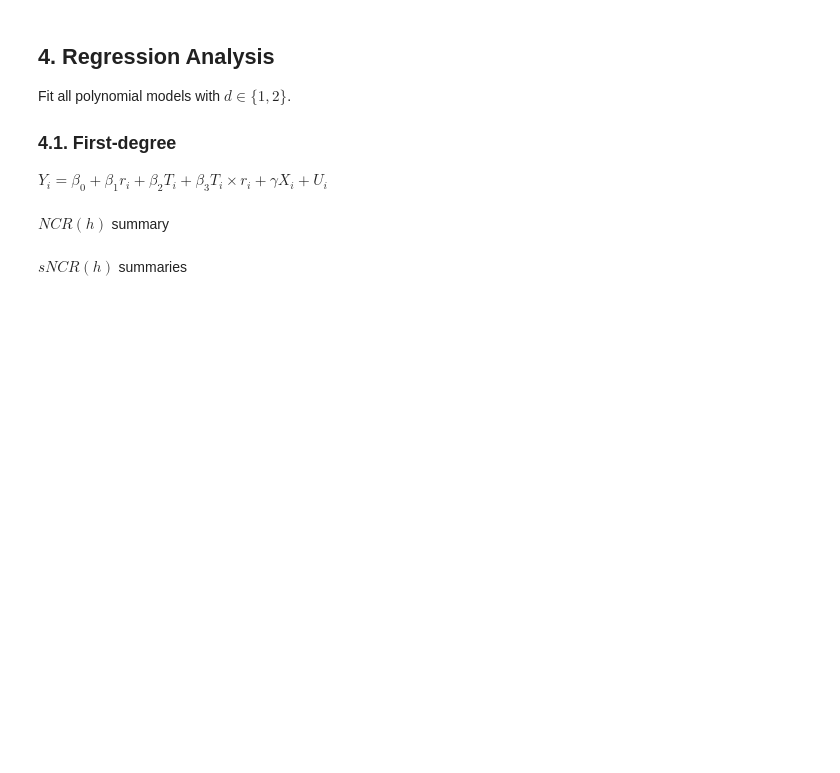
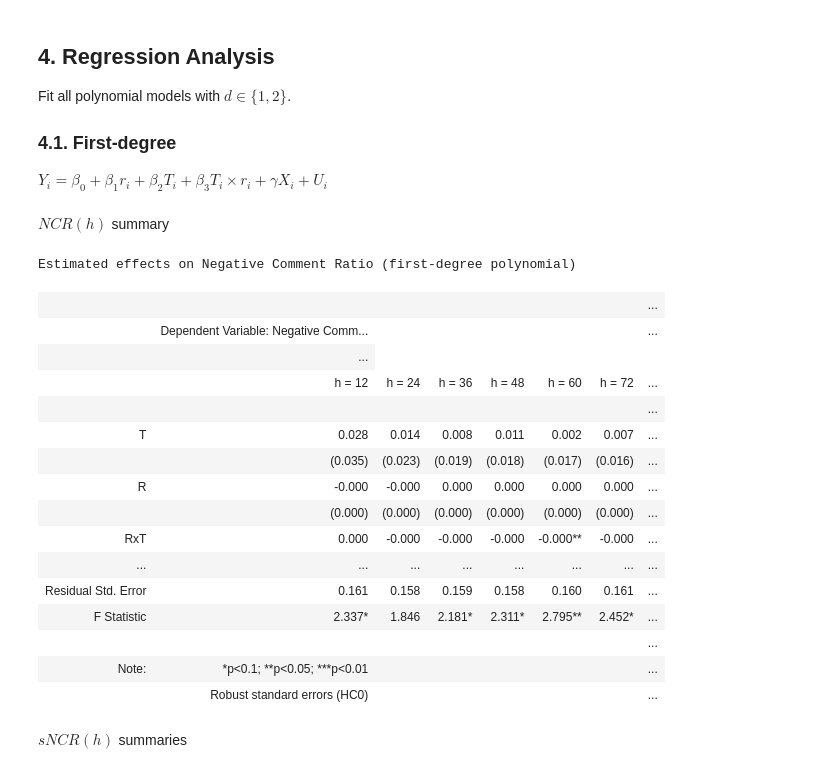
Before and after one commit to ArturoSbr/youtube-dislike-count, a Jupyter notebook: cod/02_analysis/01_analysis.ipynb, the cells around one changed output. Saved outputs shown, nothing was run; the diff lists cells and outputs as text; code cells hidden in the pictures; blank space fills up the shorter version.

Commit message:
Ran all models

```diff
--- a/cod/02_analysis/01_analysis.ipynb
+++ b/cod/02_analysis/01_analysis.ipynb
@@ -80,7 +80,7 @@ start = pd.Timestamp('2021-11-10 00:00:00')
 windows = np.arange(12, 72+1, 12)
 
 # Init dict in which to store masks
-m = {}
+donuts = {}
 
 # Iterate over time windows
 for h in windows:
@@ -94,7 +94,7 @@ for h in windows:
     }
 
     # Append masks to empty dict
-    m = {**m, **d}
+    donuts = {**donuts, **d}
 
 # Delete temporary dict
 del d
@@ -300,33 +300,68 @@ Fit all polynomial models with $d \in \{1, 2\}$.
 ### 4.1. First-degree
 $Y_i = \beta_0 + \beta_1 r_i + \beta_2 T_i + \beta_3 T_i \times r_i + \gamma X_i + U_i$
 # %%
-# Minumum number of comments
-mask = df['post12CommentsNum'] > 0
+# Minumum number of comments (NOOOOOOO! BIG MISTAKE!)
+# mask = df['post12CommentsNum'] > 0
 
-# Fit all models
+# Empty list to store results in
 d1 = []
-for target in ['ncr1','ncr2']:
-    for window in windows:
-        formula = f'{target}{window} ~ treat + r + I(r * treat)'
+
+# Iterate over targets
+for target in ['ncr1', 'ncr2', 'pcr1', 'pcr2', 'rel1', 'rel2']:
+    # Iterate over PostHH windows
+    for h, post in zip(windows, postH):
+
+        # Masks for `rel1` & `rel2`
+        if 'rel' in target:
+            mask = donuts[h] & (df[f'{target}{post}'].notna())
+
+        # Masks for `ncr` and `pcr`
+        else:
+            mask = donuts[h] & (df[f'{post.lower()}CommentsNum'] > 0)
+
+        # Formula for model
+        formula = f'{target}{post} ~ treat + r + I(r * treat)'
+
+        # Fit model
         m = sm.OLS.from_formula(formula=formula, data=df[mask]).fit(cov_type='HC0')
+
+        # Append to list
         d1.append(m)
 # %% [markdown]
 $NCR(h)$ summary
 # %%
 # Summaries
 ncr1d1 = Stargazer(d1[:6])
 ncr1d1.dependent_variable_name('Dependent Variable: Negative Comment Ratio')
-ncr1d1.custom_columns([f'h = {h}' for h in hours], [1]*6)
-ncr1d1.covariate_order(['treat','r','I(r * treat)','Intercept'])#,'toneNeg'])
-ncr1d1.rename_covariates({'I(r * treat)':'RxT','r':'R','treat':'T'})#,'toneNeg':'Negative tone'})
+ncr1d1.custom_columns([f'h = {h}' for h in windows], [1]*6)
+ncr1d1.covariate_order(['treat','r','I(r * treat)','Intercept'])
+ncr1d1.rename_covariates({'I(r * treat)':'RxT','r':'R','treat':'T'})
 ncr1d1.show_degrees_of_freedom(False)
 ncr1d1.add_custom_notes(['Robust standard errors (HC0)'])
 ncr1d1.show_model_numbers(False)
 ncr1d1.title('Estimated effects on Negative Comment Ratio (first-degree polynomial)')
 ncr1d1
 
 # Latex output
 # print(ncr1d1.render_latex())
+# %% [output]
+Estimated effects on Negative Comment Ratio (first-degree polynomial)
+|  |  |  |  |  |  |  | ... |
+|  | Dependent Variable: Negative Comm... |  |  |  |  |  | ... |
+|  | ... |
+|  | h = 12 | h = 24 | h = 36 | h = 48 | h = 60 | h = 72 | ... |
+|  |  |  |  |  |  |  | ... |
+| T | 0.028 | 0.014 | 0.008 | 0.011 | 0.002 | 0.007 | ... |
+|  | (0.035) | (0.023) | (0.019) | (0.018) | (0.017) | (0.016) | ... |
+| R | -0.000 | -0.000 | 0.000 | 0.000 | 0.000 | 0.000 | ... |
+|  | (0.000) | (0.000) | (0.000) | (0.000) | (0.000) | (0.000) | ... |
+| RxT | 0.000 | -0.000 | -0.000 | -0.000 | -0.000** | -0.000 | ... |
+| ... | ... | ... | ... | ... | ... | ... | ... |
+| Residual Std. Error | 0.161 | 0.158 | 0.159 | 0.158 | 0.160 | 0.161 | ... |
+| F Statistic | 2.337* | 1.846 | 2.181* | 2.311* | 2.795** | 2.452* | ... |
+|  |  |  |  |  |  |  | ... |
+| Note: | *p<0.1; **p<0.05; ***p<0.01 |  |  |  |  |  | ... |
+|  | Robust standard errors (HC0) |  |  |  |  |  | ... |
 # %% [markdown]
 $sNCR(h)$ summaries
 # %%
```
Also changed, not shown: parts of 1 cell of this notebook.
